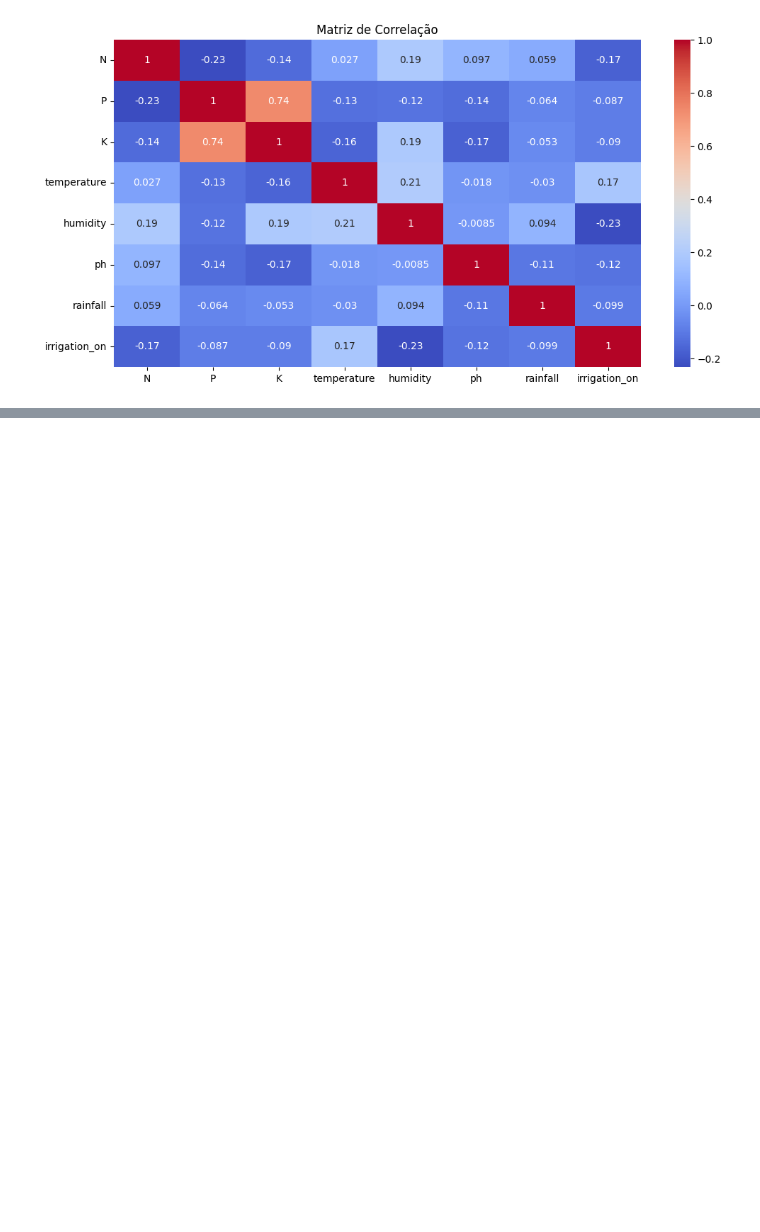
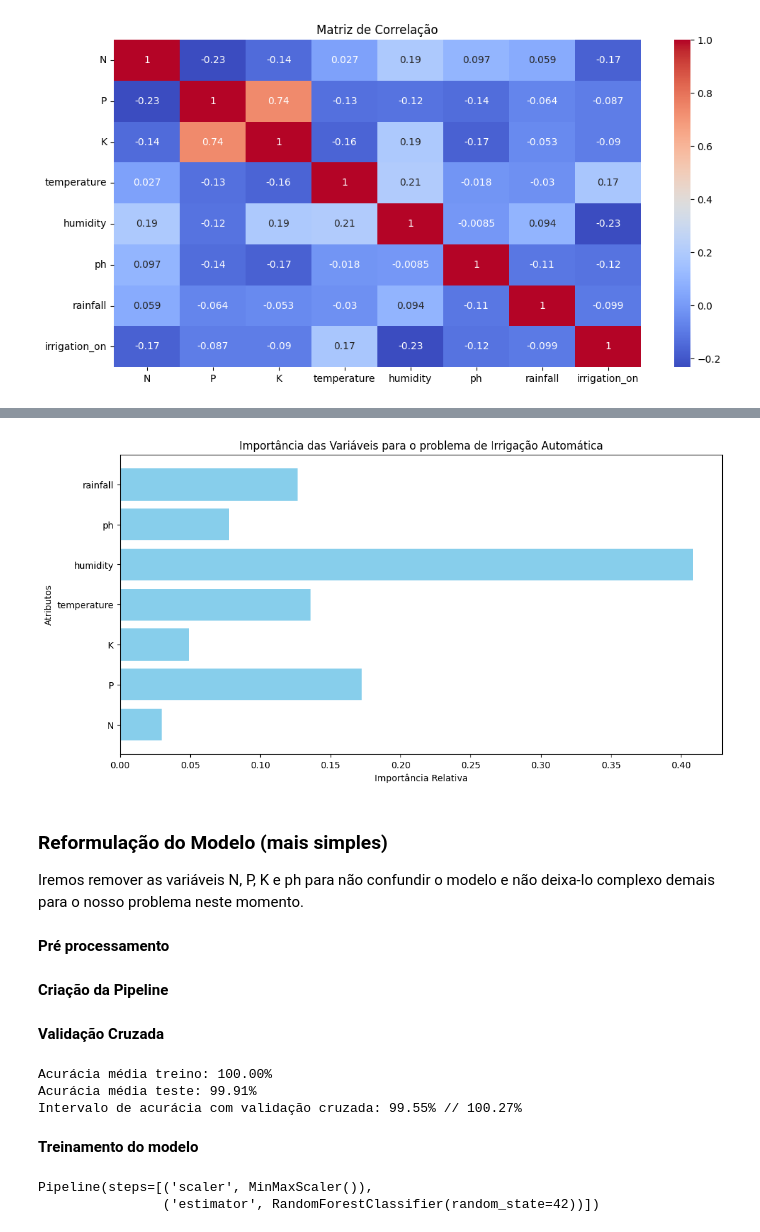
Before and after one commit to DiogoBotton/Machine_Learning_Training_Learn, a Jupyter notebook: Classificação/FIAP_Aulas/Automação_Irrigação/irrigation_automation.ipynb, the cells around one changed output, grey strips where cells are left out. Saved outputs shown, nothing was run; the diff lists cells and outputs as text; code cells hidden in the pictures; blank space fills up the shorter version.

Commit message:
Criação do modelo simples para irrigação automatica, falta aplicação com streamlit

```diff
--- a/Classificação/FIAP_Aulas/Automação_Irrigação/irrigation_automation.ipynb
+++ b/Classificação/FIAP_Aulas/Automação_Irrigação/irrigation_automation.ipynb
@@ -61,3 +67,3 @@ Text(0.5, 1.0, 'Matriz de Correlação')
 # %%
-X = df.drop('irrigation_on', axis=1)
+X = df.drop(['irrigation_on', 'culture'], axis=1)
 y = df['irrigation_on']
@@ -63,0 +72,9 @@ y = df['irrigation_on']
+# %%
+encoder = LabelEncoder()
+y = encoder.fit_transform(y)
+
+preprocessor = ColumnTransformer(
+    transformers=[
+        ('numeric', MinMaxScaler(), ['N', 'P', 'K', 'temperature', 'humidity', 'ph', 'rainfall']),
+    ]
+)
@@ -63,0 +83,7 @@ y = df['irrigation_on']
+# %%
+SEED = 42
+
+pipeline = Pipeline([
+    ('preprocessor', preprocessor),
+    ('estimator', RandomForestClassifier(random_state=SEED))
+])
@@ -63,0 +110,2 @@ y = df['irrigation_on']
+# %%
+pipeline.fit(X, y)
@@ -63,0 +121,15 @@ y = df['irrigation_on']
+# %%
+estimator = pipeline.named_steps['estimator']
+
+plt.figure(figsize=(12,6))
+plt.barh(X.columns, estimator.feature_importances_, color='skyblue')
+plt.xlabel("Importância Relativa")
+plt.ylabel("Atributos")
+plt.title("Importância das Variáveis para o problema de Irrigação Automática")
+plt.show()
+# %% [output]
+[figure, added]
+# %% [markdown]
+### Reformulação do Modelo (mais simples)
+
+Iremos remover as variáveis N, P, K e ph para não confundir o modelo e não deixa-lo complexo demais para o nosso problema neste momento.
@@ -63,0 +139,2 @@ y = df['irrigation_on']
+# %% [markdown]
+**Pré processamento**
@@ -64,3 +144,5 @@ y = df['irrigation_on']
+# %% [markdown]
+**Criação da Pipeline**
 # %%
 pipeline = Pipeline([
     ('scaler', MinMaxScaler()),
@@ -69 +150,17 @@ pipeline = Pipeline([
 ])
+# %% [markdown]
+**Validação Cruzada**
+# %%
+results = cross_validate(pipeline, X, y, cv=StratifiedShuffleSplit(n_splits=10, random_state=SEED), return_train_score=True)
+view_cross_validate_scores(results)
+# %% [output]
+Acurácia média treino: 100.00%
+Acurácia média teste: 99.91%
+Intervalo de acurácia com validação cruzada: 99.55% // 100.27%
+# %% [markdown]
+**Treinamento do modelo**
+# %%
+pipeline.fit(X, y)
+# %% [output]
+Pipeline(steps=[('scaler', MinMaxScaler()),
+                ('estimator', RandomForestClassifier(random_state=42))])
```
Also changed, not shown: parts of 18 cells of this notebook, 1 other file.
